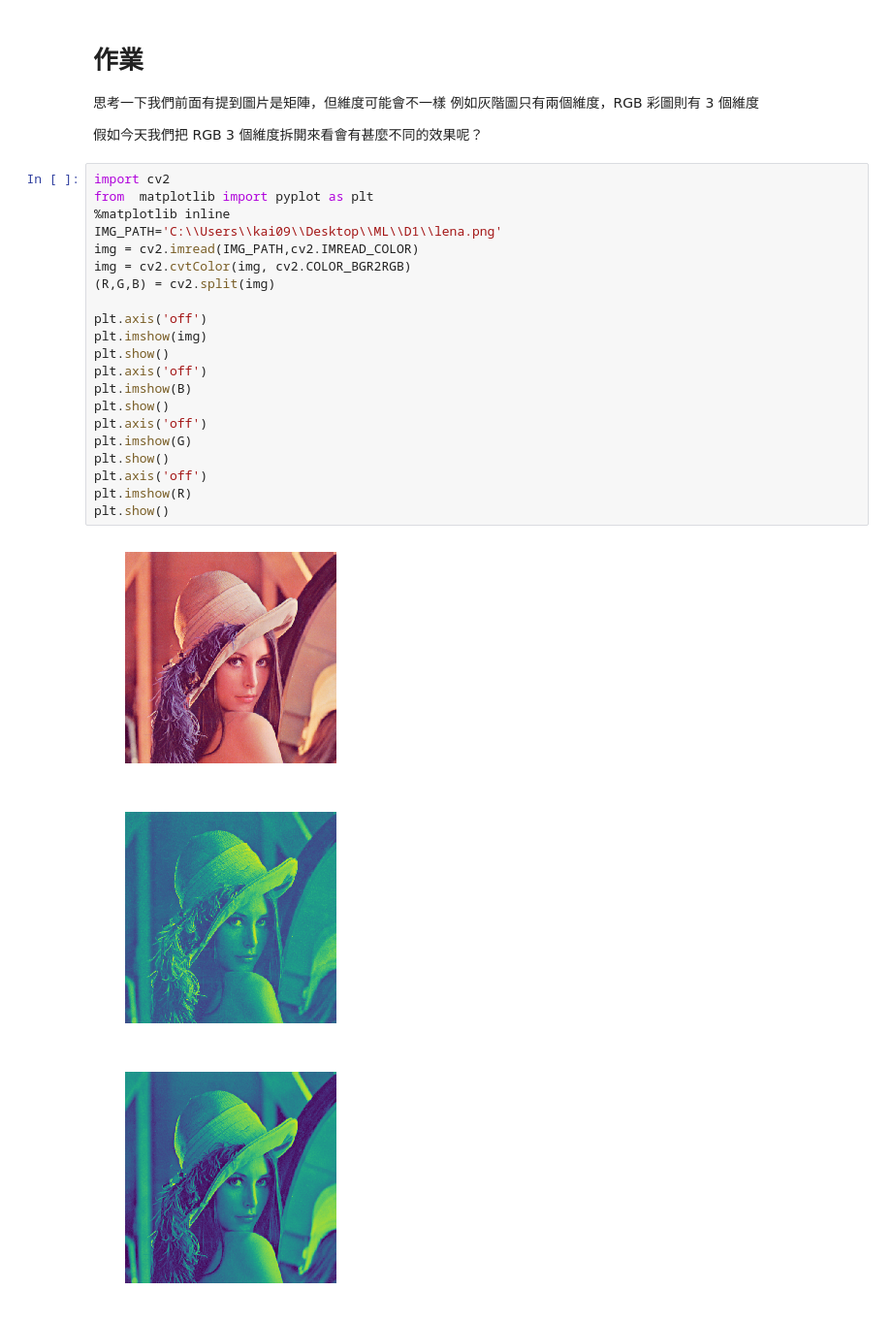
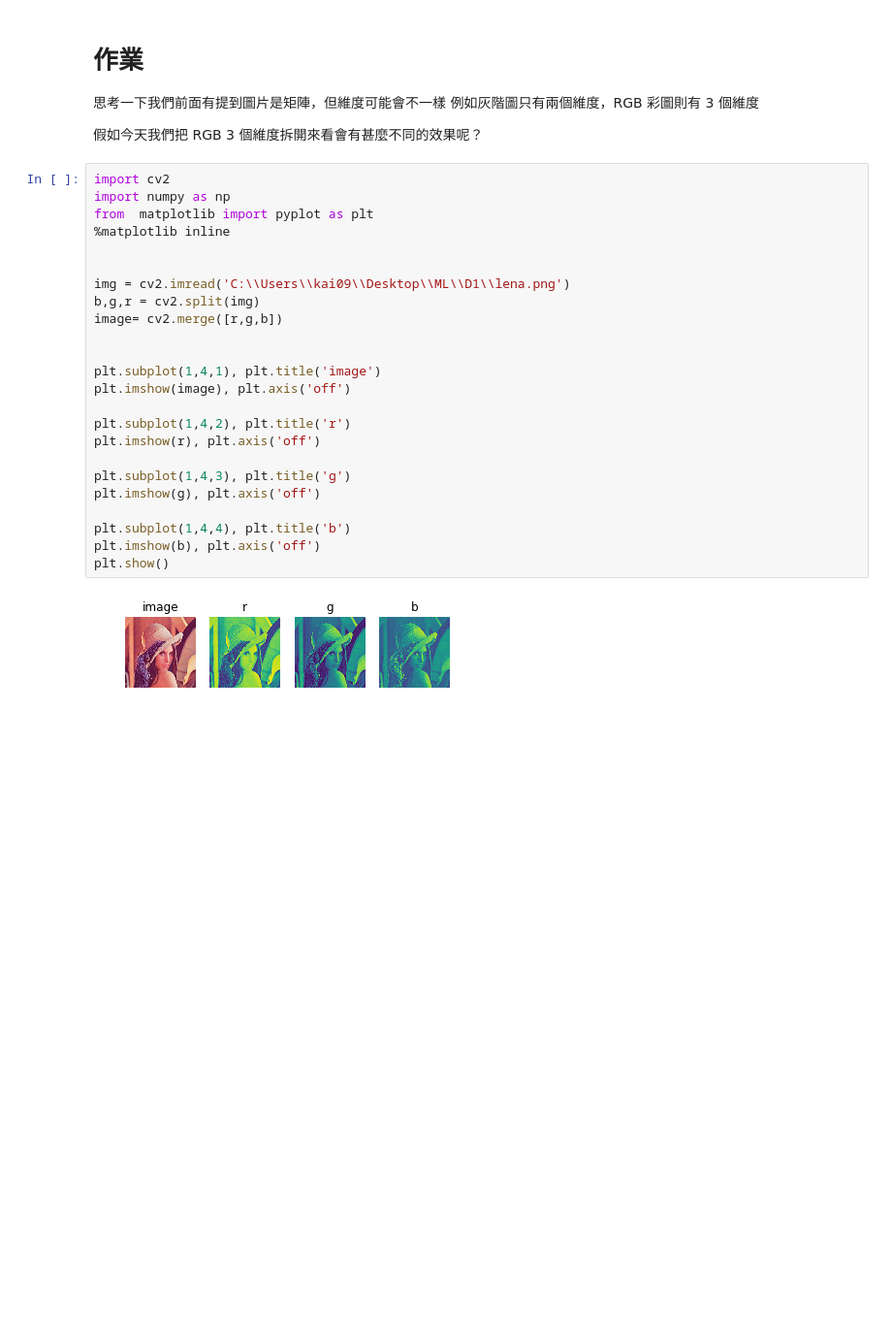
Before and after one commit to steven00012/Test, a Jupyter notebook: Day001_read_image_HW.ipynb, the cells around one changed output. Shown at 97% size. Saved outputs shown, nothing was run; the diff lists cells and outputs as text; blank space fills up the shorter version.

```diff
--- a/Day001_read_image_HW.ipynb
+++ b/Day001_read_image_HW.ipynb
@@ -7,26 +7,27 @@
 假如今天我們把 RGB 3 個維度拆開來看會有甚麼不同的效果呢？
 # %%
 import cv2
+import numpy as np
 from  matplotlib import pyplot as plt
 %matplotlib inline
-IMG_PATH='C:\\Users\\kai09\\Desktop\\ML\\D1\\lena.png'
-img = cv2.imread(IMG_PATH,cv2.IMREAD_COLOR)
-img = cv2.cvtColor(img, cv2.COLOR_BGR2RGB)
-(R,G,B) = cv2.split(img)
 
-plt.axis('off')
-plt.imshow(img)
+
+img = cv2.imread('C:\\Users\\kai09\\Desktop\\ML\\D1\\lena.png')
+b,g,r = cv2.split(img)
+image= cv2.merge([r,g,b])
+
+
+plt.subplot(1,4,1), plt.title('image')
+plt.imshow(image), plt.axis('off')
+
+plt.subplot(1,4,2), plt.title('r')
+plt.imshow(r), plt.axis('off')
+
+plt.subplot(1,4,3), plt.title('g')
+plt.imshow(g), plt.axis('off')
+
+plt.subplot(1,4,4), plt.title('b')
+plt.imshow(b), plt.axis('off')
 plt.show()
-plt.axis('off')
-plt.imshow(B)
-plt.show()
-plt.axis('off')
-plt.imshow(G)
-plt.show()
-plt.axis('off')
-plt.imshow(R)
-plt.show()
 # %% [output]
-[figure, old version]
+[figure, new version]
-[figure, removed]
-[figure, removed]
```
Also changed, not shown: parts of 1 cell of this notebook.
